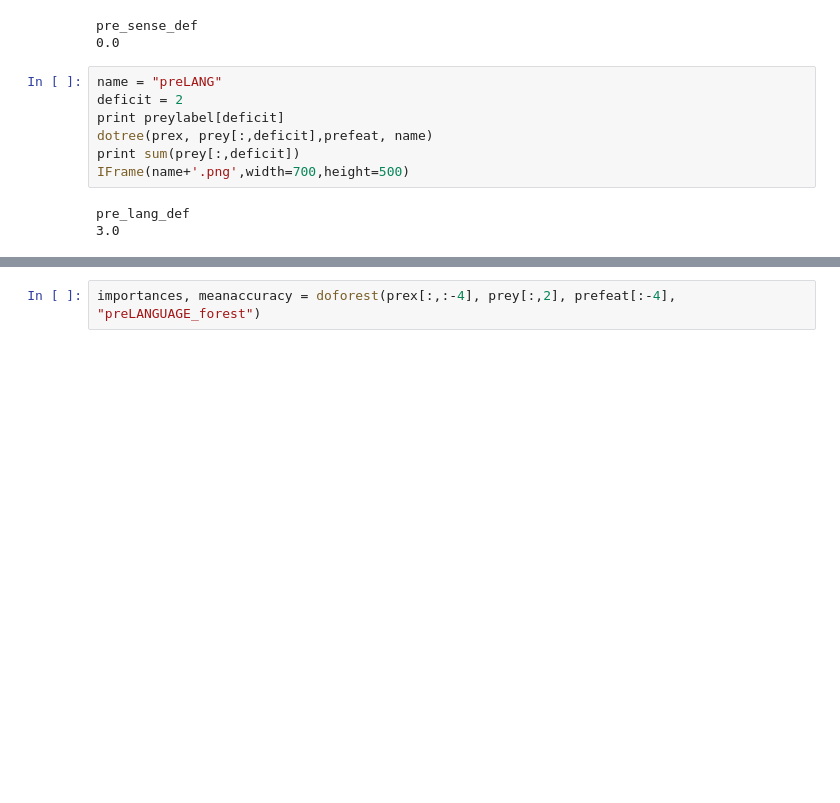
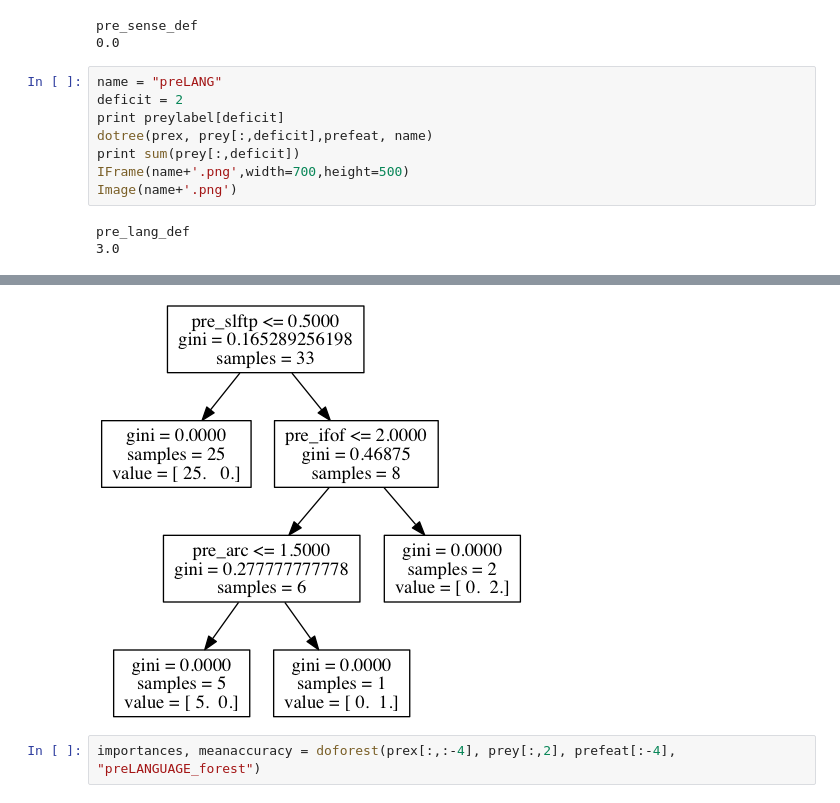
Before and after one commit to akeshavan/myscripts, a Jupyter notebook: neurosurgery_trees/Deficit_Prediction_EduCohort.ipynb, the cells around one changed output, grey strips where cells are left out. Drawn from its saved outputs; the diff is of its cells as text; blank space fills up the shorter version.

Commit message:
testing github display figures

```diff
--- a/neurosurgery_trees/Deficit_Prediction_EduCohort.ipynb
+++ b/neurosurgery_trees/Deficit_Prediction_EduCohort.ipynb
@@ -132,6 +132,7 @@ print preylabel[deficit]
 dotree(prex, prey[:,deficit],prefeat, name)
 print sum(prey[:,deficit])
 IFrame(name+'.png',width=700,height=500)
+Image(name+'.png')
 # %% [output]
 pre_lang_def
 3.0
@@ -139,3 +139,4 @@ pre_lang_def
+[figure, added]
 # %%
 importances, meanaccuracy = doforest(prex[:,:-4], prey[:,2], prefeat[:-4], "preLANGUAGE_forest")
 # %% [output]
```
Also changed, not shown: parts of 2 cells of this notebook, 2 other files.
